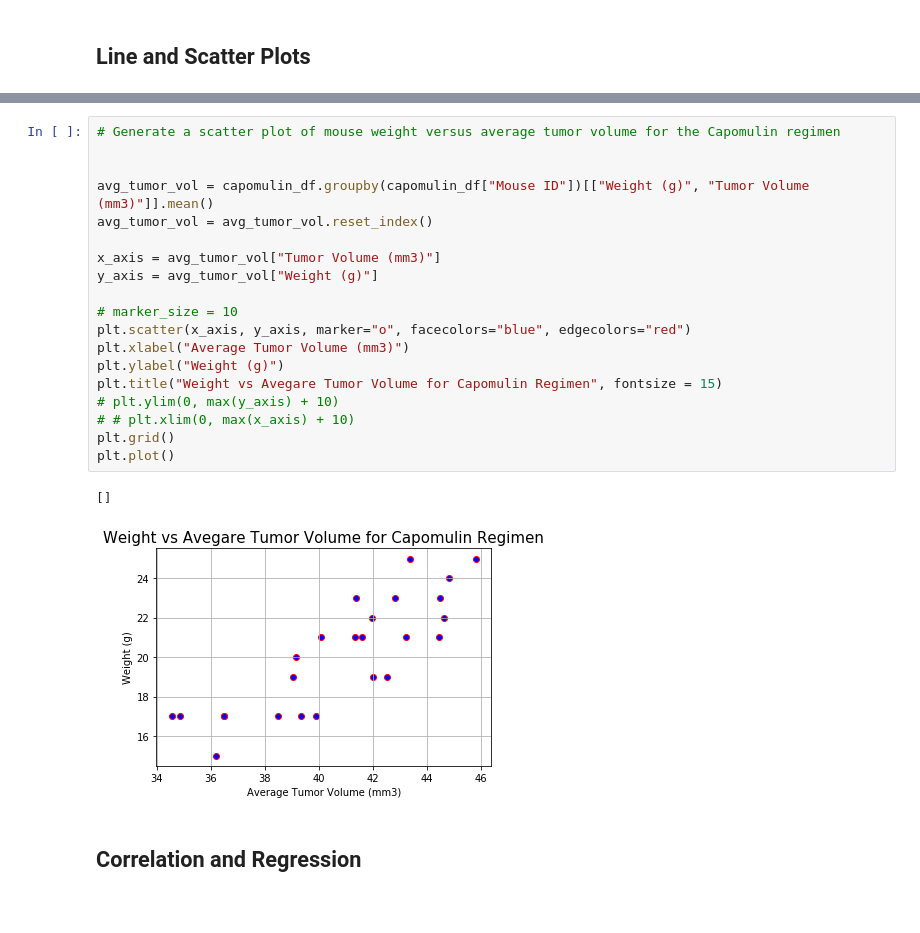
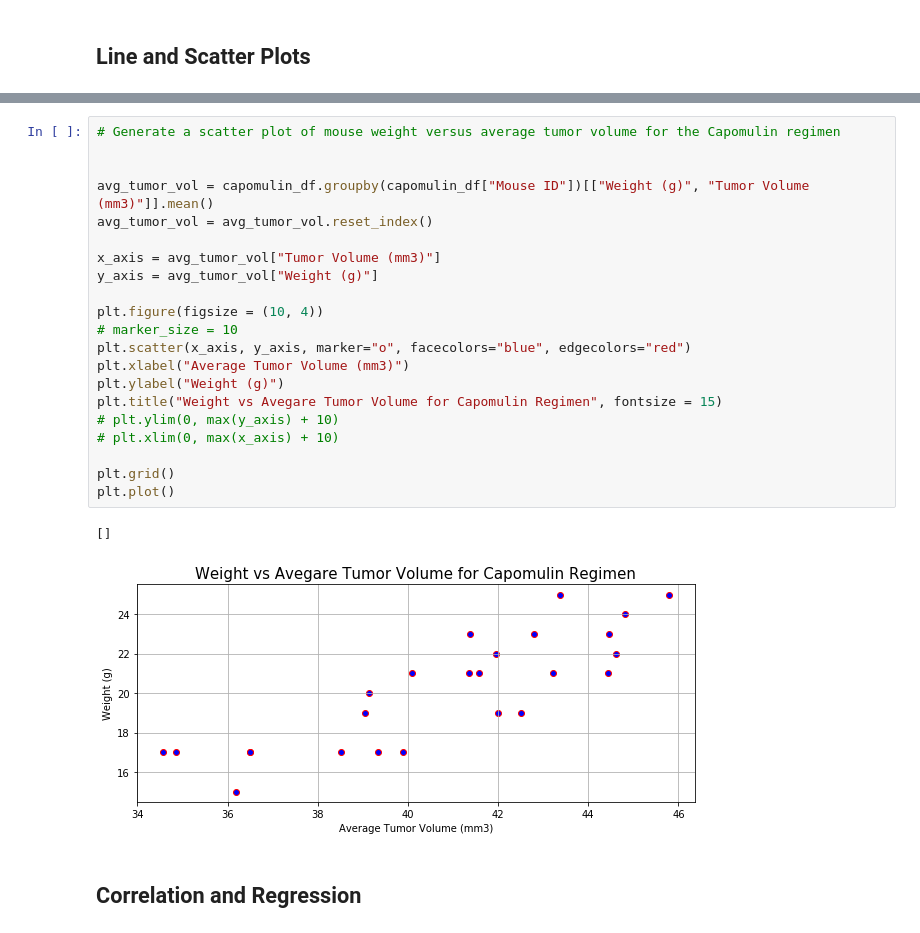
Before and after one commit to UoT-Bootcamp/Python-Matplotlib-Challenge, a Jupyter notebook: 05-Matplotlib_Homework_Instructions_Pymaceuticals_pymaceuticals_starter.ipynb, the cells around one changed output, grey strips where cells are left out. Saved outputs shown, nothing was run; the diff lists cells and outputs as text.

```diff
--- a/05-Matplotlib_Homework_Instructions_Pymaceuticals_pymaceuticals_starter.ipynb
+++ b/05-Matplotlib_Homework_Instructions_Pymaceuticals_pymaceuticals_starter.ipynb
@@ -438,25 +354,27 @@ capomulin_df.head()
 # %%
 # Generate a scatter plot of mouse weight versus average tumor volume for the Capomulin regimen
 
 
 avg_tumor_vol = capomulin_df.groupby(capomulin_df["Mouse ID"])[["Weight (g)", "Tumor Volume (mm3)"]].mean()
 avg_tumor_vol = avg_tumor_vol.reset_index()
 
 x_axis = avg_tumor_vol["Tumor Volume (mm3)"]
 y_axis = avg_tumor_vol["Weight (g)"]
 
+plt.figure(figsize = (10, 4))
 # marker_size = 10
 plt.scatter(x_axis, y_axis, marker="o", facecolors="blue", edgecolors="red")
 plt.xlabel("Average Tumor Volume (mm3)")
 plt.ylabel("Weight (g)")
 plt.title("Weight vs Avegare Tumor Volume for Capomulin Regimen", fontsize = 15)
 # plt.ylim(0, max(y_axis) + 10)
-# # plt.xlim(0, max(x_axis) + 10)
+# plt.xlim(0, max(x_axis) + 10)
+
 plt.grid()
 plt.plot()
 # %% [output]
 []
-[figure, old version]
+[figure, new version]
 # %% [markdown]
 ## Correlation and Regression
 # %%
```
Also changed, not shown: parts of 30 cells of this notebook.
